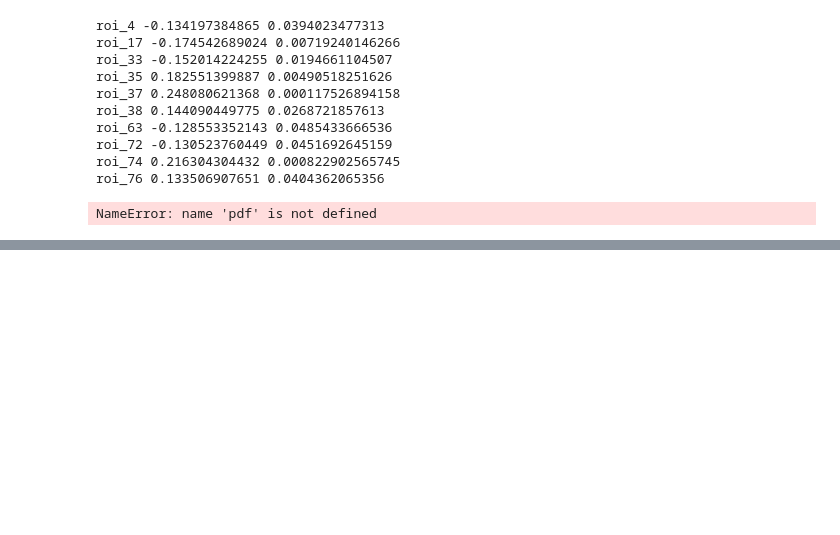
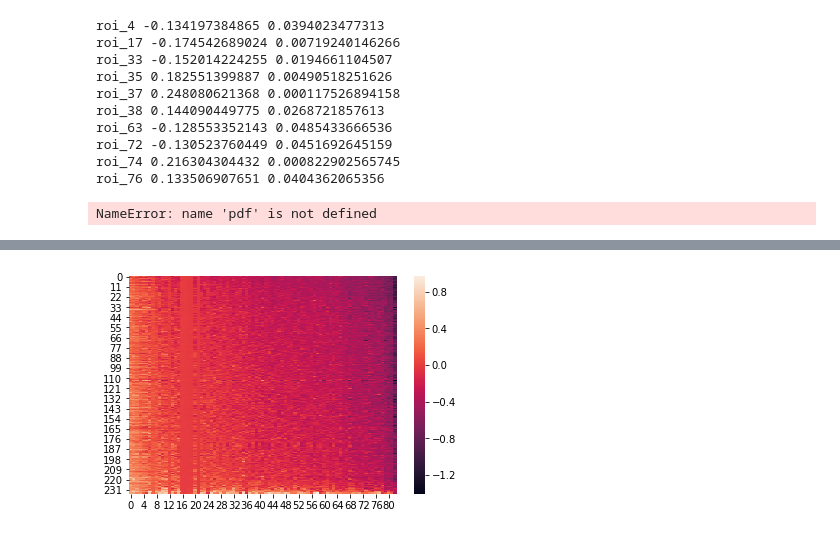
Before and after one commit to illdopejake/hack_projects, a Jupyter notebook: prepare_PET_data_for_ECM_build.ipynb, the cells around one changed output, grey strips where cells are left out. Drawn from its saved outputs; the diff is of its cells as text; code cells hidden in the pictures; blank space fills up the shorter version.

```diff
--- a/prepare_PET_data_for_ECM_build.ipynb
+++ b/prepare_PET_data_for_ECM_build.ipynb
@@ -1908,0 +2090,14 @@ savemat('/home/users/jvogel/Science/scripts/ESM/2018_03_probs',probs)
+# %%
+wdf = pandas.read_csv(
+    '/data1/users/jvogel/ADNI_tau/template_space/tau_images/esm_prep/smoothed_wscore_images/smoothed_wscored_SUVR_roi_data.csv')
+wdf.drop(ndf.columns[78:],axis=1,inplace=True)
+sorter = pandas.DataFrame(wdf,copy=True)
+sorter.loc[:,'mean'] = wdf.mean(axis=1)
+sorter2 = pandas.DataFrame(wdf,copy=True)
+sorter2.loc['mean',:] = wdf.mean(axis=0)
+plt.close()
+sns.heatmap(wdf.loc[sorter.sort_values('mean',axis=0,ascending=True).index
+                    ][sorter2.sort_values('mean',axis=1,ascending=False).columns].values)
+plt.show()
+# %% [output]
+[figure, added]
```
Also changed, not shown: parts of 32 cells of this notebook, 2 other files.
